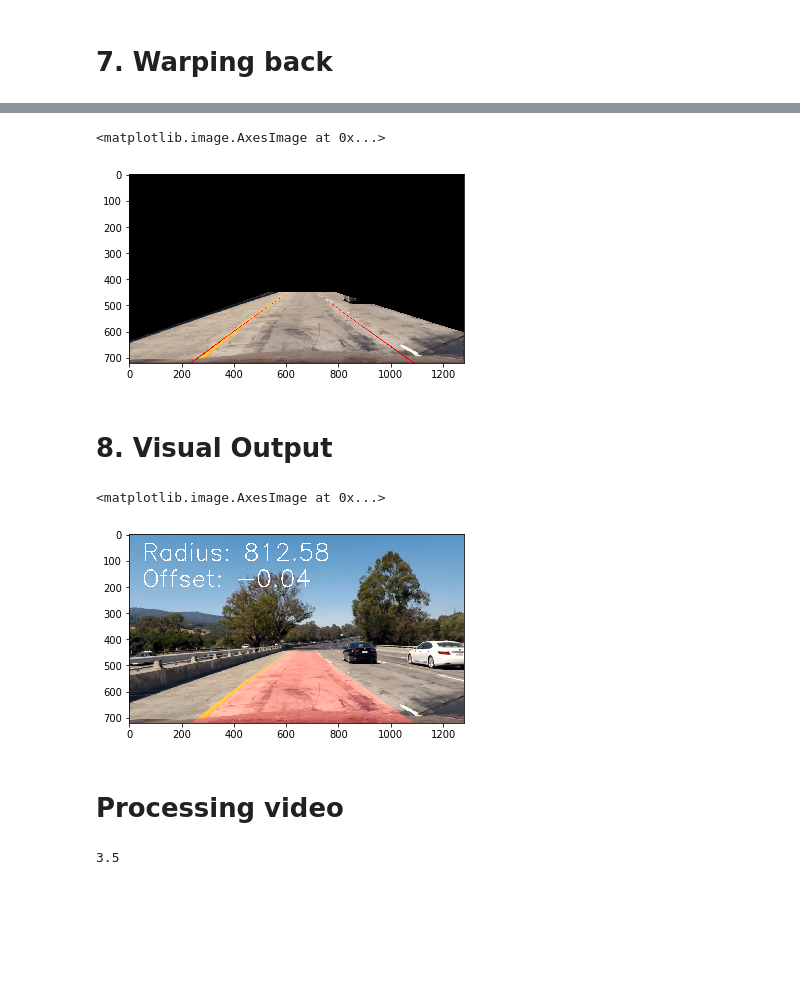
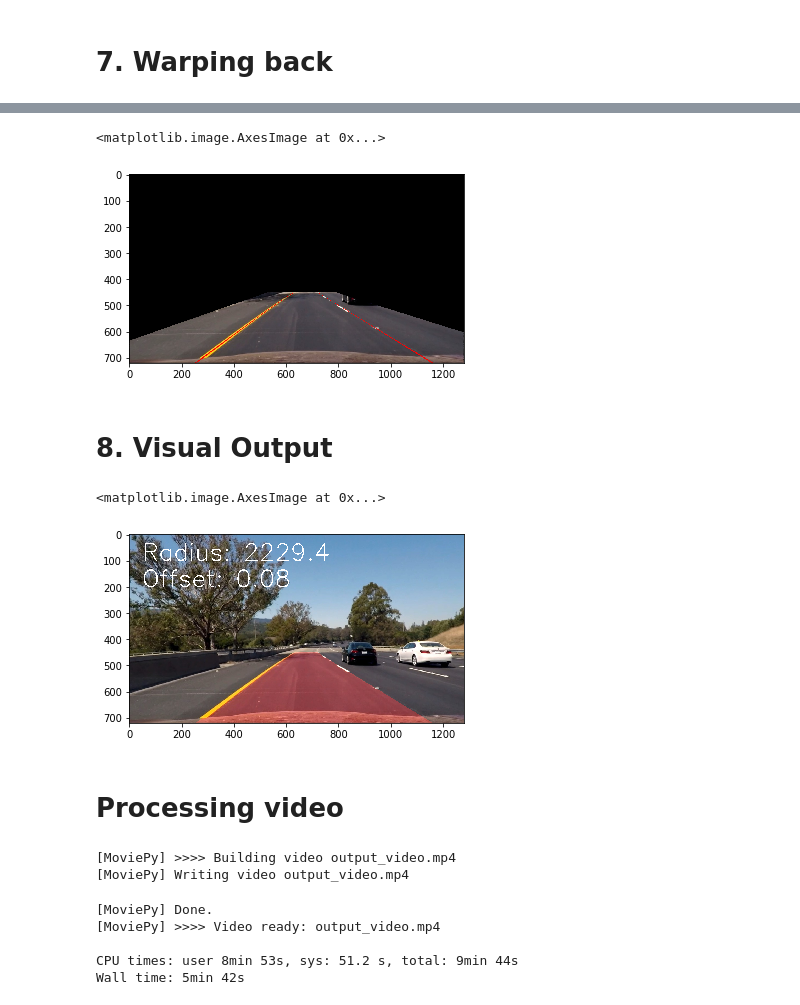
Before and after one commit to DataShrimp/CarND-Advanced-Lane-Lines, a Jupyter notebook: solution.ipynb, the cells around one changed output, grey strips where cells are left out. Drawn from its saved outputs; the diff is of its cells as text; code cells hidden in the pictures; blank space fills up the shorter version.

```diff
--- a/solution.ipynb
+++ b/solution.ipynb
@@ -81,7 +81,7 @@ cv2.destroyAllWindows()
 # %%
 # sobel operation
 def abs_sobel_thresh(img, orient='x', sobel_kernel=3, thresh=(0, 255)):
-    gray = cv2.cvtColor(img, cv2.COLOR_BGR2GRAY)
+    gray = cv2.cvtColor(img, cv2.COLOR_RGB2GRAY)
     if orient=='x':
         sobel = cv2.Sobel(gray, cv2.CV_64F, 1, 0)
     else:
@@ -122,7 +122,8 @@ def hls_thresh(image, thresh=(0,255)):
     color_binary[(S>=thresh[0])&(S<=thresh[1])] = 1
     return color_binary
 # %%
-img = cv2.imread('output_images/test1.jpg')
+fname = "output_images/test6.jpg"
+img = cv2.imread(fname)
 img = cv2.cvtColor(img, cv2.COLOR_BGR2RGB)
 
 gradx = abs_sobel_thresh(img, 'x', 5, (20, 100))
@@ -357,7 +281,7 @@ offset = ((left_fitx[360] + right_fitx[360])/2 - 640) * xm_per_pix
 # %% [markdown]
 # 7. Warping back
 # %%
-img = cv2.imread('output_images/test1.jpg')
+img = cv2.imread(fname)
 img = cv2.cvtColor(img, cv2.COLOR_BGR2RGB)
 warped = cv2.warpPerspective(img, M, img_size)
 for i in range(len(ploty)):
@@ -373,41 +297,41 @@ warped_back = cv2.warpPerspective(warped, Minv, img_size)
 plt.imshow(warped_back)
 # %% [output]
 <matplotlib.image.AxesImage at 0x...>
-[figure, old version]
+[figure, new version]
 # %% [markdown]
 # 8. Visual Output
 # %%
 warped = cv2.warpPerspective(combined, M, img_size, cv2.INTER_LINEAR)
 
-# Create an image to draw the lines on
-warp_zero = np.zeros_like(warped).astype(np.uint8)
-color_warp = np.dstack((warp_zero, warp_zero, warp_zero))
+def warpBackAndDraw(img, warped, Minv, left_fitx, right_fitx, radius, offset):
+    # Create an image to draw the lines on
+    warp_zero = np.zeros_like(warped).astype(np.uint8)
+    color_warp = np.dstack((warp_zero, warp_zero, warp_zero))
 
-# Recast the x and y points into usable format for cv2.fillPoly()
-pts_left = np.array([np.transpose(np.vstack([left_fitx, ploty]))])
-pts_right = np.array([np.flipud(np.transpose(np.vstack([right_fitx, ploty])))])
-pts = np.hstack((pts_left, pts_right))
+    # Recast the x and y points into usable format for cv2.fillPoly()
+    pts_left = np.array([np.transpose(np.vstack([left_fitx, ploty]))])
+    pts_right = np.array([np.flipud(np.transpose(np.vstack([right_fitx, ploty])))])
+    pts = np.hstack((pts_left, pts_right))
 
-# Draw the lane onto the warped blank image
-cv2.fillPoly(color_warp, np.int_(pts), 255)
+    # Draw the lane onto the warped blank image
+    cv2.fillPoly(color_warp, np.int_(pts), 255)
 
-# Warp the blank back to original image space using inverse perspective matrix (Minv)
-newwarp = cv2.warpPerspective(color_warp, Minv, img_size)
+    # Warp the blank back to original image space using inverse perspective matrix (Minv)
+    img_size = (img.shape[1], img.shape[0])
+    newwarp = cv2.warpPerspective(color_warp, Minv, img_size)
 
-# Combine the result with the original image
-result = cv2.addWeighted(img, 1, newwarp, 0.3, 0)
+    # Combine the result with the original image
+    result = cv2.addWeighted(img, 1, newwarp, 0.3, 0)
 
-# Combine the text information
-cv2.putText(result, "Radius: "+str(round((radius)/2,2)), (50,100), cv2.FONT_HERSHEY_SIMPLEX, 3, (255,255,255),3)
-cv2.putText(result, "Offset: "+str(round((offset)/2,2)), (50,200), cv2.FONT_HERSHEY_SIMPLEX, 3, (255,255,255),3)
+    # Combine the text information
+    cv2.putText(result, "Radius: "+str(round((radius)/2,2)), (50,100), cv2.FONT_HERSHEY_SIMPLEX, 3, (255,255,255),3)
+    cv2.putText(result, "Offset: "+str(round((offset)/2,2)), (50,200), cv2.FONT_HERSHEY_SIMPLEX, 3, (255,255,255),3)
+    return result
 
+result = warpBackAndDraw(img, warped, Minv, left_fitx, right_fitx, radius, offset)
 plt.imshow(result)
 # %% [output]
 <matplotlib.image.AxesImage at 0x...>
-[figure, old version]
+[figure, new version]
 # %% [markdown]
 # Processing video
-# %%
-round(3.53,1)
-# %% [output]
-3.5
@@ -413,0 +375,15 @@ round(3.53,1)
+# %%
+from moviepy.editor import VideoFileClip
+from IPython.display import HTML
+
+clip = VideoFileClip('project_video.mp4')
+output = clip.fl_image(process)
+%time output.write_videofile("output_video.mp4", audio=False)
+# %% [output]
+[MoviePy] >>>> Building video output_video.mp4
+[MoviePy] Writing video output_video.mp4
+[MoviePy] Done.
+[MoviePy] >>>> Video ready: output_video.mp4
+
+CPU times: user 8min 53s, sys: 51.2 s, total: 9min 44s
+Wall time: 5min 42s
```
Also changed, not shown: parts of 9 cells of this notebook, 8 other files.
